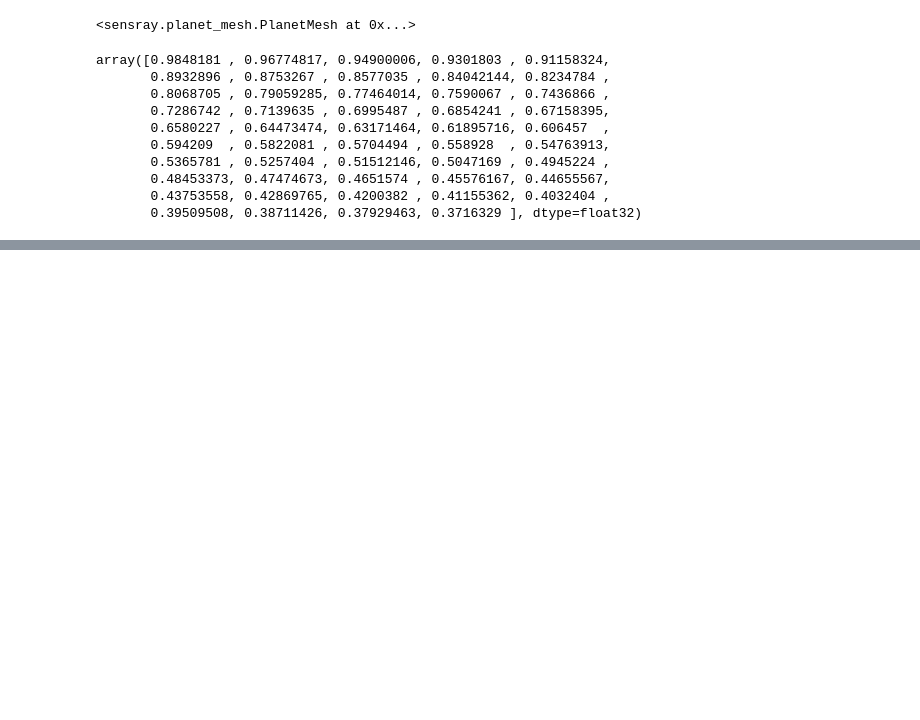
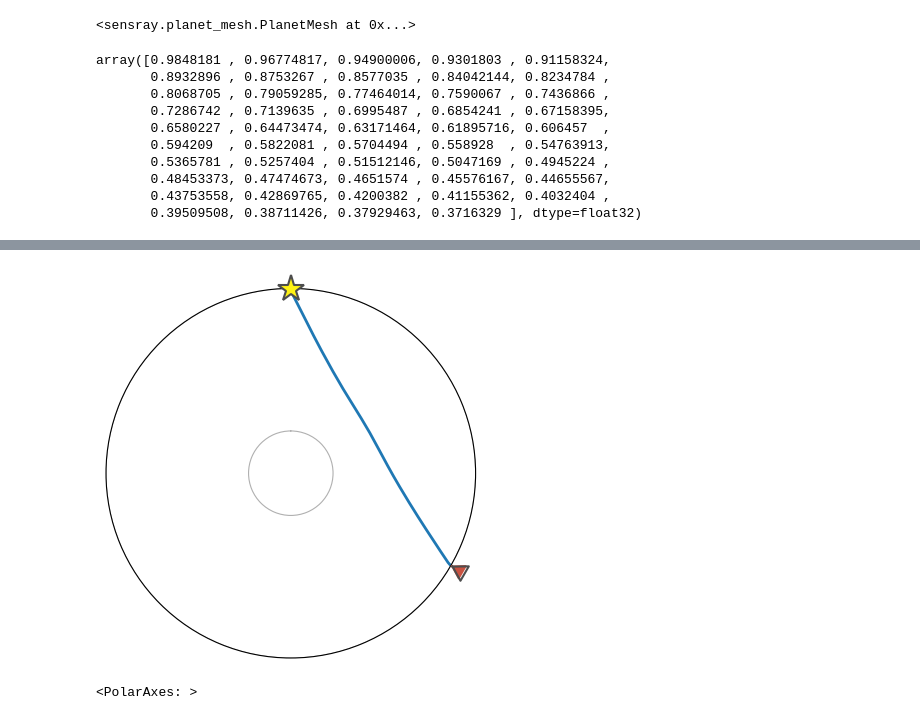
Before and after one commit to Adrian-Mag/SensRay, a Jupyter notebook: demos/03_1D_meshes.ipynb, the cells around one changed output, grey strips where cells are left out. Saved outputs shown, nothing was run; the diff lists cells and outputs as text; code cells hidden in the pictures; blank space fills up the shorter version.

```diff
--- a/demos/03_1D_meshes.ipynb
+++ b/demos/03_1D_meshes.ipynb
@@ -33,3 +33,5 @@ array([0.9848181 , 0.96774817, 0.94900006, 0.9301803 , 0.91158324,
        0.48453373, 0.47474673, 0.4651574 , 0.45576167, 0.44655567,
        0.43753558, 0.42869765, 0.4200382 , 0.41155362, 0.4032404 ,
        0.39509508, 0.38711426, 0.37929463, 0.3716329 ], dtype=float32)
+# %%
+rays = model.taupy_model.get_ray_paths(source_depth_in_km=10, distance_in_degree=120, phase_list=["P"])
@@ -35,0 +55,5 @@ array([0.9848181 , 0.96774817, 0.94900006, 0.9301803 , 0.91158324,
+# %%
+rays.plot_rays()
+# %% [output]
+[figure, added]
+<PolarAxes: >
```
Also changed, not shown: parts of 2 cells of this notebook, 2 other files.
